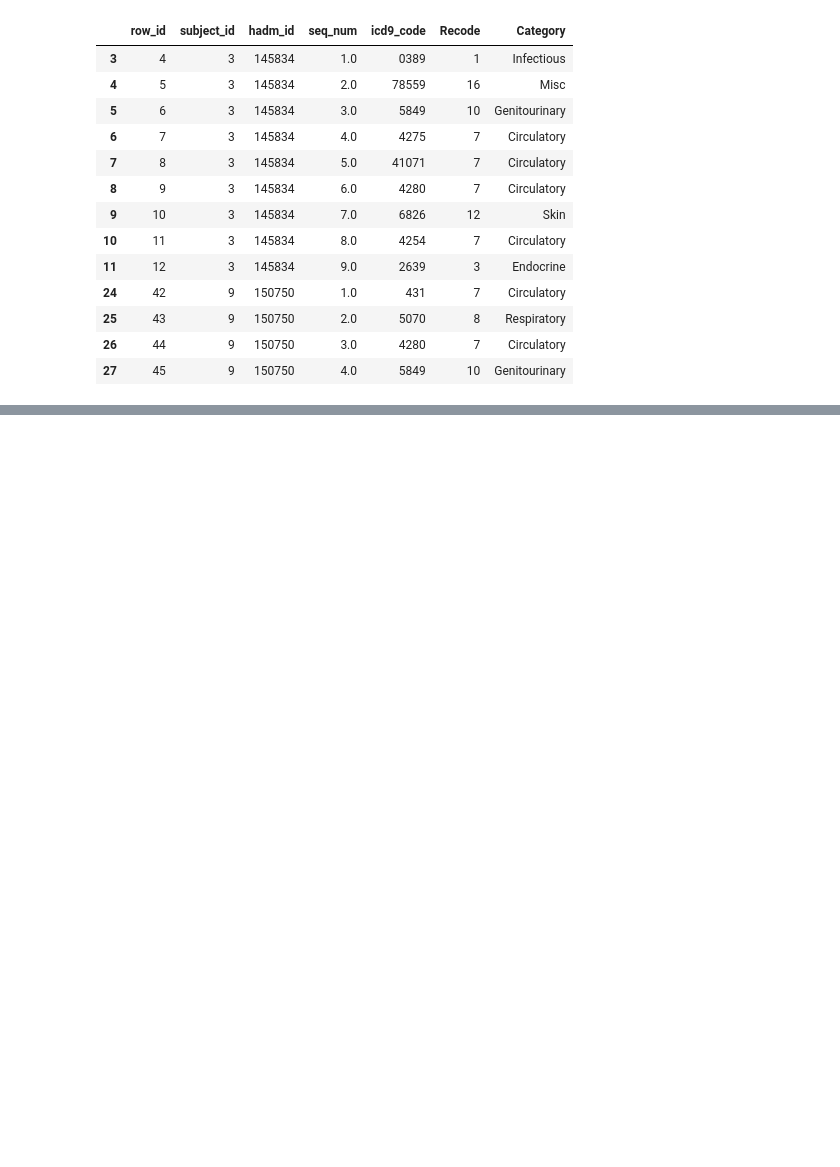
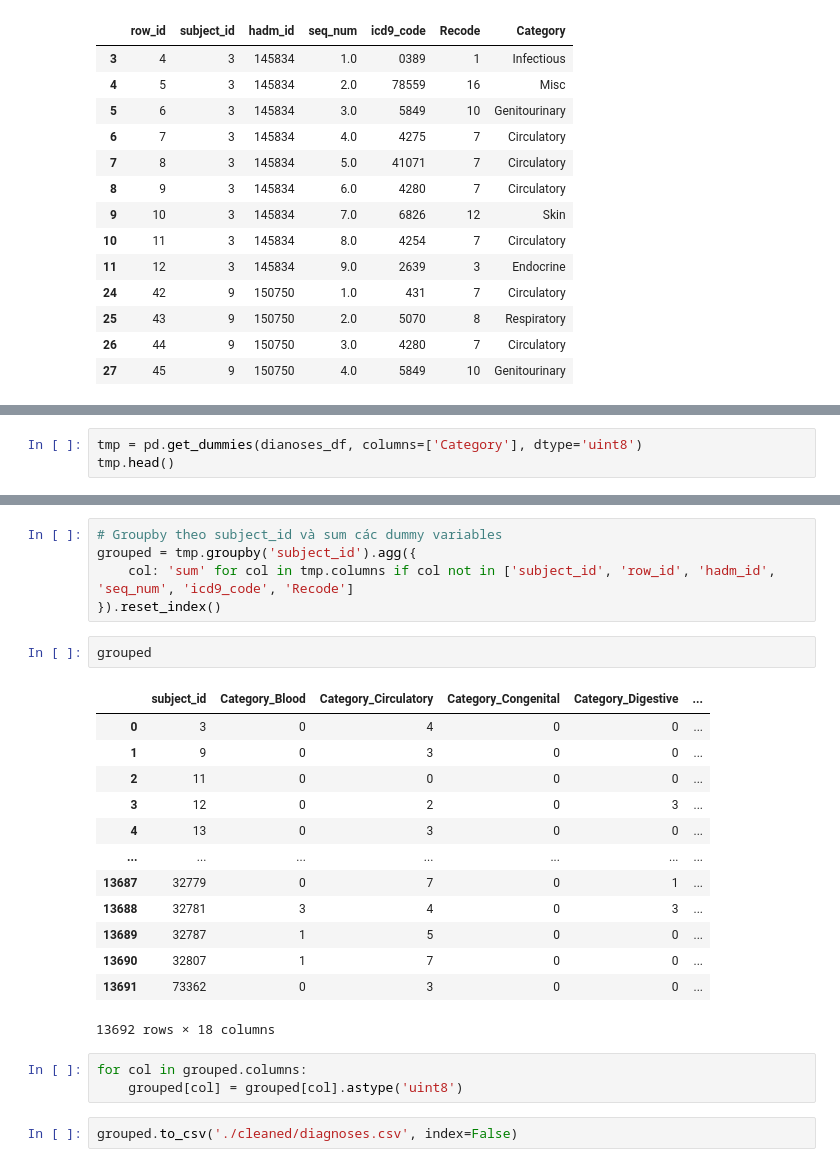
Before and after one commit to hoangziet/Regression_Approach_for_Hospital_Stay, a Jupyter notebook: DATA/feature_extracting.ipynb, the cells around one changed output, grey strips where cells are left out. Cells and saved outputs as stored; diff of their text form; blank space fills up the shorter version.

Commit message:
Done clean data

```diff
--- a/DATA/feature_extracting.ipynb
+++ b/DATA/feature_extracting.ipynb
@@ -424,0 +434,3 @@ dianoses_df[:13]
+# %%
+tmp = pd.get_dummies(dianoses_df, columns=['Category'], dtype='uint8')
+tmp.head()
@@ -424,0 +445,26 @@ dianoses_df[:13]
+# %%
+# Groupby theo subject_id và sum các dummy variables
+grouped = tmp.groupby('subject_id').agg({
+    col: 'sum' for col in tmp.columns if col not in ['subject_id', 'row_id', 'hadm_id', 'seq_num', 'icd9_code', 'Recode']
+}).reset_index()
+# %%
+grouped
+# %% [output]
+|  | subject_id | Category_Blood | Category_Circulatory | Category_Congenital | Category_Digestive | ... |
+| 0 | 3 | 0 | 4 | 0 | 0 | ... |
+| 1 | 9 | 0 | 3 | 0 | 0 | ... |
+| 2 | 11 | 0 | 0 | 0 | 0 | ... |
+| 3 | 12 | 0 | 2 | 0 | 3 | ... |
+| 4 | 13 | 0 | 3 | 0 | 0 | ... |
+| ... | ... | ... | ... | ... | ... | ... |
+| 13687 | 32779 | 0 | 7 | 0 | 1 | ... |
+| 13688 | 32781 | 3 | 4 | 0 | 3 | ... |
+| 13689 | 32787 | 1 | 5 | 0 | 0 | ... |
+| 13690 | 32807 | 1 | 7 | 0 | 0 | ... |
+| 13691 | 73362 | 0 | 3 | 0 | 0 | ... |
+13692 rows × 18 columns
+# %%
+for col in grouped.columns:
+    grouped[col] = grouped[col].astype('uint8')
+# %%
+grouped.to_csv('./cleaned/diagnoses.csv', index=False)
```
Also changed, not shown: parts of 3 cells of this notebook, 1 other file.
